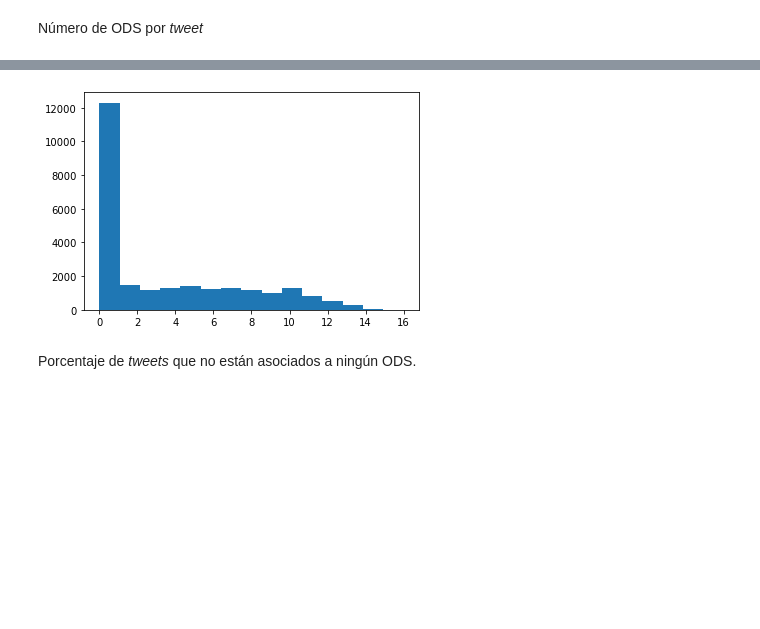
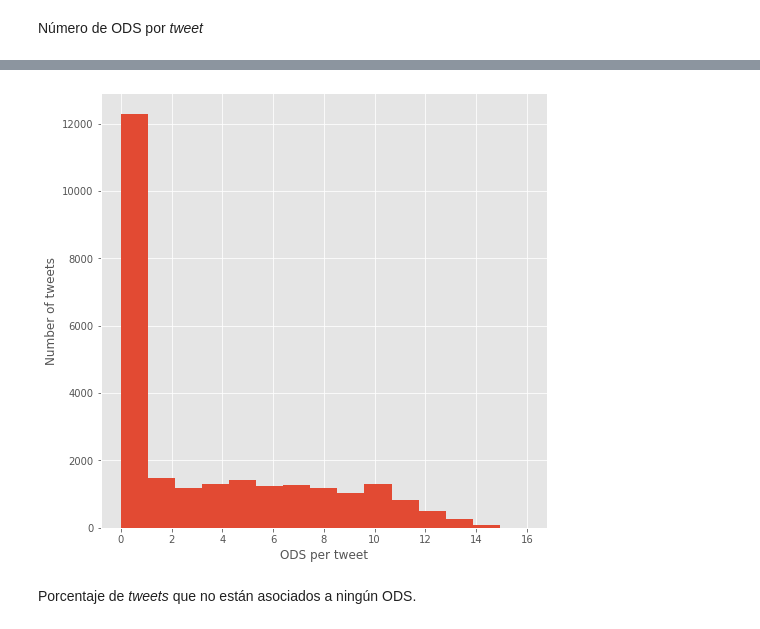
Before and after one commit to michelangelocasablancas/ods, a Jupyter notebook: ipynb/20200630_plot_ods_data.ipynb, the cells around one changed output, grey strips where cells are left out. Saved outputs shown, nothing was run; the diff lists cells and outputs as text; code cells hidden in the pictures; blank space fills up the shorter version.

```diff
--- a/ipynb/20200630_plot_ods_data.ipynb
+++ b/ipynb/20200630_plot_ods_data.ipynb
@@ -61,9 +81,13 @@ Número de ODS por _tweet_
 # %%
 tweets_ods_freq = tweets_ods.iloc[:, 2:].apply(sum, axis=1)
 
-plt.hist(tweets_ods_freq, bins=15);
+plt.figure(figsize=(8,8),edgecolor='blue')
+plt.hist(tweets_ods_freq, label=ods_labels, bins=15);
+plt.xlabel('ODS per tweet');
+plt.ylabel('Number of tweets');
+plt.style.use('ggplot')
 # %% [output]
-[figure, old version]
+[figure, new version]
 # %% [markdown]
 Porcentaje de _tweets_ que no están asociados a ningún ODS.
 # %%
```
Also changed, not shown: parts of 1 cell of this notebook.
